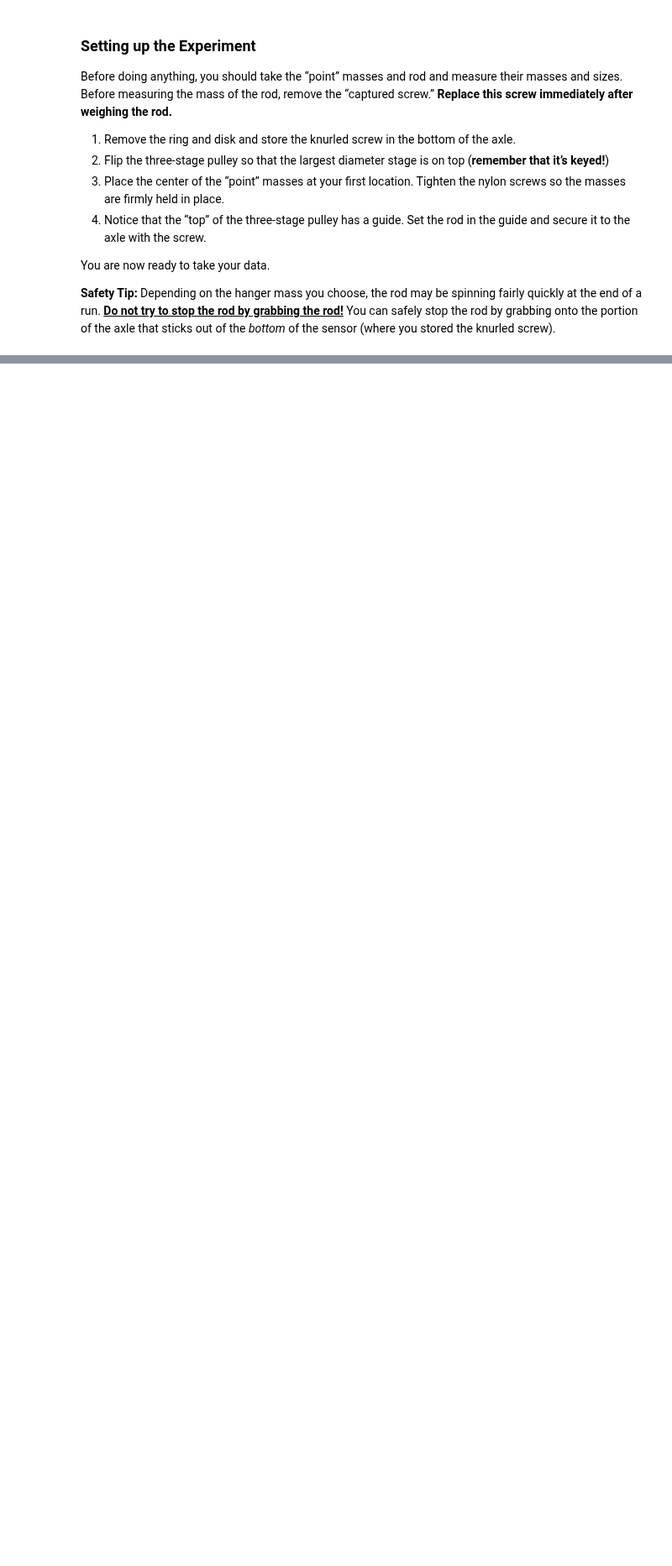
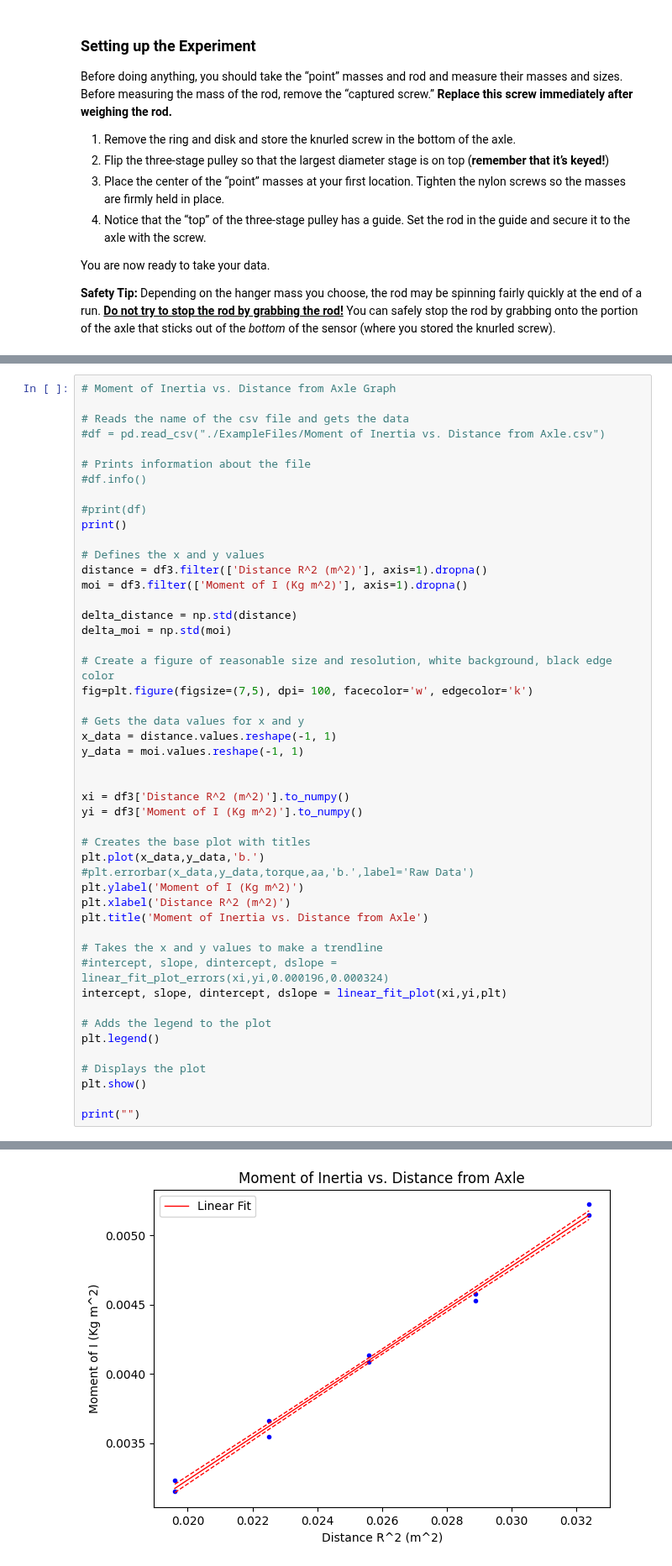
Before and after one commit to brash99/PhysicsLabs, a Jupyter notebook: PHYS201L/JupyterNotebooks/Lab7/Lab7.ipynb, the cells around one changed output, grey strips where cells are left out. Shown at 84% size. Cells and saved outputs as stored; diff of their text form; blank space fills up the shorter version.

```diff
--- a/PHYS201L/JupyterNotebooks/Lab7/Lab7.ipynb
+++ b/PHYS201L/JupyterNotebooks/Lab7/Lab7.ipynb
@@ -313,0 +431,49 @@ print()
+# %%
+# Moment of Inertia vs. Distance from Axle Graph
+
+# Reads the name of the csv file and gets the data
+#df = pd.read_csv("./ExampleFiles/Moment of Inertia vs. Distance from Axle.csv")
+
+# Prints information about the file
+#df.info()
+
+#print(df)
+print()
+
+# Defines the x and y values
+distance = df3.filter(['Distance R^2 (m^2)'], axis=1).dropna()
+moi = df3.filter(['Moment of I (Kg m^2)'], axis=1).dropna()
+
+delta_distance = np.std(distance)
+delta_moi = np.std(moi)
+
+# Create a figure of reasonable size and resolution, white background, black edge color
+fig=plt.figure(figsize=(7,5), dpi= 100, facecolor='w', edgecolor='k')
+
+# Gets the data values for x and y
+x_data = distance.values.reshape(-1, 1)
+y_data = moi.values.reshape(-1, 1)
+
+
+xi = df3['Distance R^2 (m^2)'].to_numpy()
+yi = df3['Moment of I (Kg m^2)'].to_numpy()
+
+# Creates the base plot with titles
+plt.plot(x_data,y_data,'b.')
+#plt.errorbar(x_data,y_data,torque,aa,'b.',label='Raw Data')
+plt.ylabel('Moment of I (Kg m^2)')
+plt.xlabel('Distance R^2 (m^2)')
+plt.title('Moment of Inertia vs. Distance from Axle')
+
+# Takes the x and y values to make a trendline
+#intercept, slope, dintercept, dslope = linear_fit_plot_errors(xi,yi,0.000196,0.000324)
+intercept, slope, dintercept, dslope = linear_fit_plot(xi,yi,plt)
+
+# Adds the legend to the plot
+plt.legend()
+
+# Displays the plot
+plt.show()
+
+print("")
+# %% [output]
@@ -314 +487,2 @@ print()
+[figure, added]
 # %% [markdown]
```
Also changed, not shown: parts of 13 cells of this notebook.
